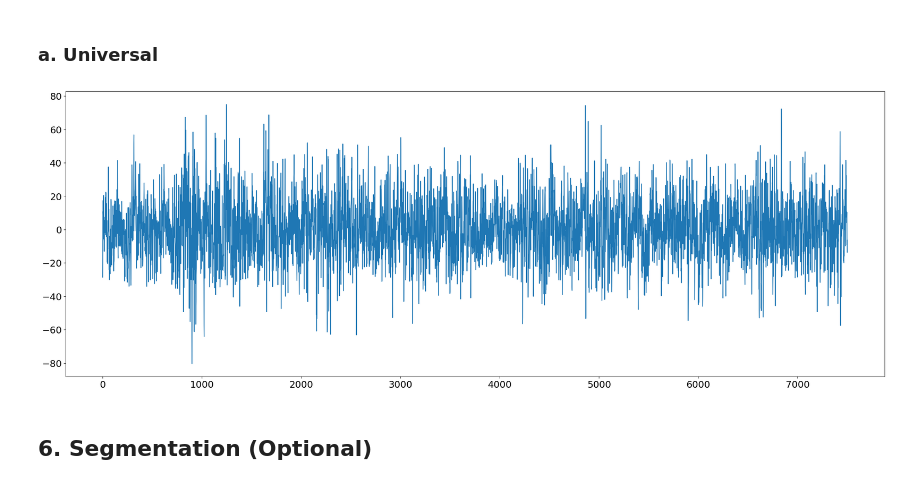
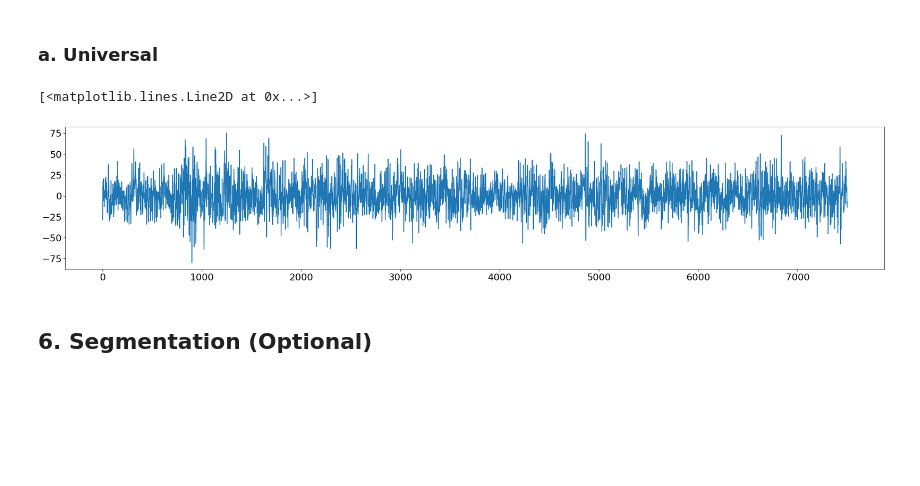
Before and after one commit to Mentalab-hub/explore-happilee, a Jupyter notebook: happilee.ipynb, the cells around one changed output. Cells and saved outputs as stored; diff of their text form; code cells hidden in the pictures; blank space fills up the shorter version.

Commit message:
Fixed plot function

```diff
--- a/happilee.ipynb
+++ b/happilee.ipynb
@@ -146,7 +144,6 @@ ExG_wav_thd.plot_ExGdata_psd()
 # %% [markdown]
 ### a. Universal
 # %%
-from data_input import ExG_data
 import numpy as np
 import pywt
 import matplotlib.pyplot as plt
@@ -180,35 +177,36 @@ coef = pywt.wavedecn(ExG_in[1, :],
                         level=wavLvl,
                         axes=0)
 
 
 # 2. Determining threshold values for each level
 level_thds = []
 for level in range(1, wavLvl+1, 1):
     get_data = coef[level].get("d")
     level_thd = get_level_thd_univ(get_data)
     level_thds.append(level_thd)
 
 
 # 3. Thresholding: hard thresholding
 coef_artifacts = []
 coef_artifacts.append(coef[0])
 for level in range(1, wavLvl+1, 1):
     tmp = {"d": pywt.threshold(coef[level].get("d"),
                                 level_thds[level-1],
                                 mode='hard')}
     coef_artifacts.append(tmp)
 for level in range(1, wavLvl+1, 1):
     get_data = coef_artifacts[level].get("d")
 
 # 4. Reconstruct data
 artifacts = pywt.waverecn(coef_artifacts, 'coif4')
 ExG_out_univ = ExG_in[1, :] - artifacts[:ExG_in.shape[1]]
 
 
+plt.rcParams['figure.figsize'] = [28, 5]
 plt.plot(ExG_out_univ)
-plt.rcParams['figure.figsize'] = [28, 7]
 # %% [output]
+[<matplotlib.lines.Line2D at 0x...>]
-[figure, old version]
+[figure, new version]
 # %% [markdown]
 ## 6. Segmentation (Optional)
 # %% [markdown]
```
Also changed, not shown: parts of 7 cells of this notebook, 1 other file.
